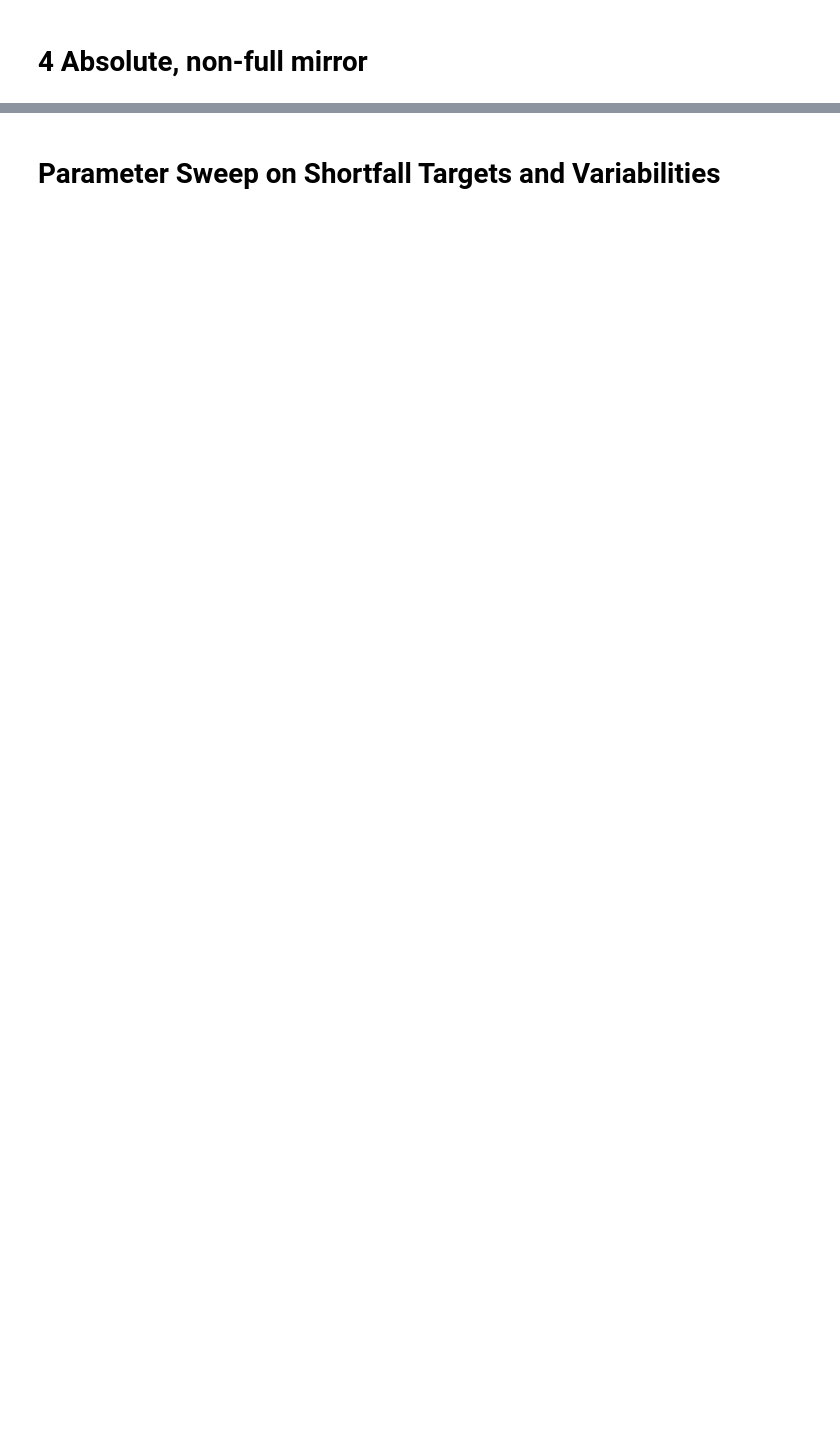
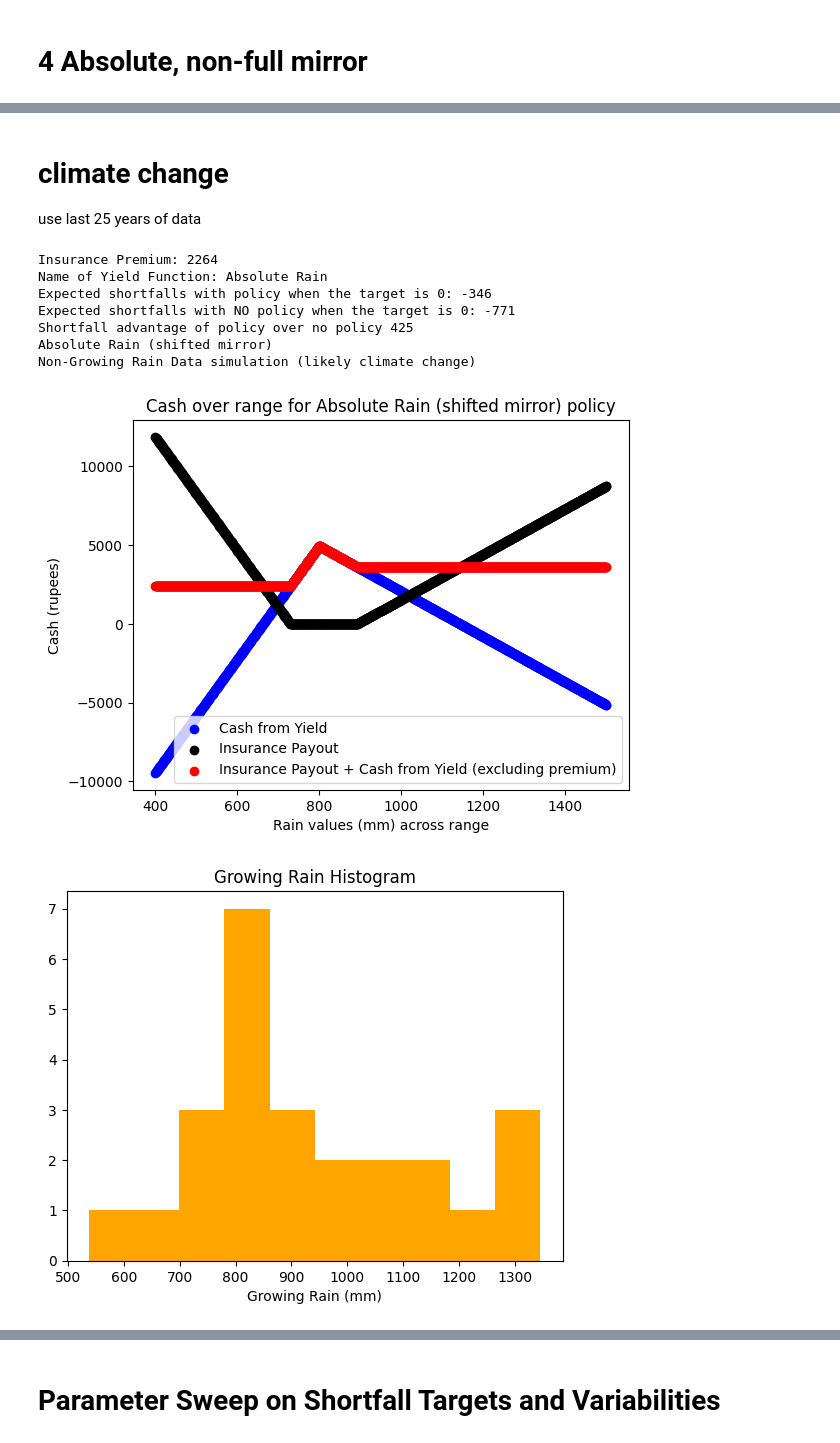
Before and after one commit to ken-neth-wang/crop-insurance, a Jupyter notebook: notebooks/yields.ipynb, the cells around one changed output, grey strips where cells are left out. Cells and saved outputs as stored; diff of their text form; code cells hidden in the pictures; blank space fills up the shorter version.

```diff
--- a/notebooks/yields.ipynb
+++ b/notebooks/yields.ipynb
@@ -1065,0 +878,22 @@ Shortfall advantage of policy over no policy 328
+# %% [markdown]
+# climate change
+use last 25 years of data
+# %%
+climate_change_rain_data = growing_rain_data[-25:]
+# %%
+sim_out = full_sim(     rain_to_yield = abs_rain,
+              lower_shift = 75,
+              upper_shift = -250,
+              custom_name = abs_rain.name + " (shifted mirror)",
+              data = climate_change_rain_data
+              )
+# %% [output]
+Insurance Premium: 2264
+Name of Yield Function: Absolute Rain
+Expected shortfalls with policy when the target is 0: -346
+Expected shortfalls with NO policy when the target is 0: -771
+Shortfall advantage of policy over no policy 425
+Absolute Rain (shifted mirror)
+Non-Growing Rain Data simulation (likely climate change)
+[figure, added]
+[figure, added]
```
Also changed, not shown: parts of 41 cells of this notebook, 14 other files.
